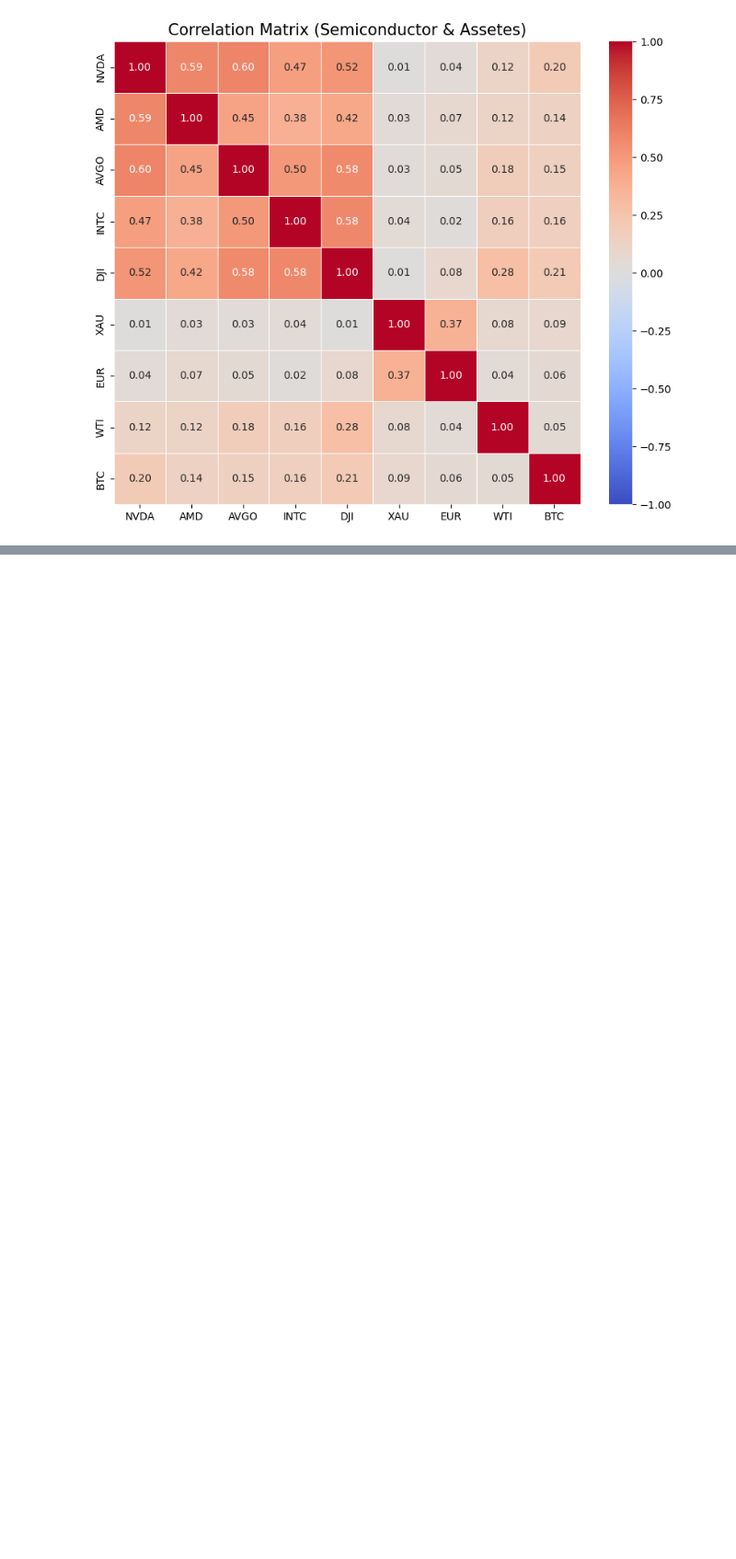
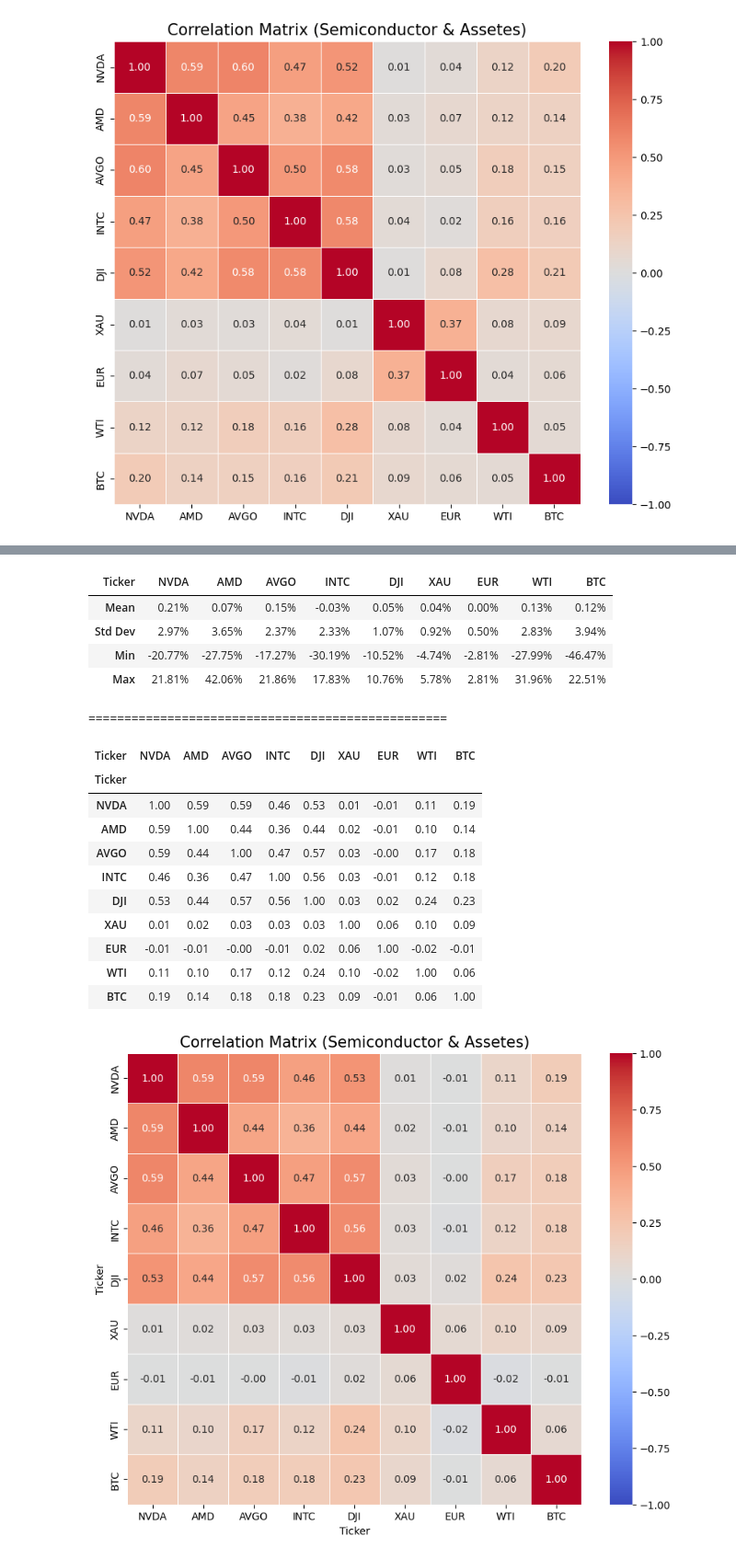
Before and after one commit to turtle-jaewoo/MF-ADCCA, a Jupyter notebook: MF-ADCCA.ipynb, the cells around one changed output, grey strips where cells are left out. Shown at 92% size. Saved outputs shown, nothing was run; the diff lists cells and outputs as text; code cells hidden in the pictures; blank space fills up the shorter version.

```diff
--- a/MF-ADCCA.ipynb
+++ b/MF-ADCCA.ipynb
@@ -402,0 +317,40 @@ for asset in financial_assets:
+# %%
+log_returns_pct = np.log(df_prices_yf / df_prices_yf.shift(1)) * 100
+log_returns_pct = log_returns_pct.dropna()
+
+table1 = log_returns_pct.describe().T[['mean', 'std', 'min', 'max']]
+
+table1.columns = ['Mean', 'Std Dev', 'Min', 'Max']
+
+table1 = table1.T
+
+display(table1.style.format("{:.2f}%"))
+print("="*50)
+
+table2 = log_returns_pct.corr(method = 'pearson')
+display(table2.style.background_gradient(cmap = 'coolwarm', axis = None).format("{:.2f}"))
+
+plt.figure(figsize=(10, 8))
+mask = np.triu(np.ones_like(table2, dtype = bool))
+sns.heatmap(table2, annot = True, fmt = ".2f", cmap = 'coolwarm', linewidth = 0.5, vmin = -1, vmax = 1, center = 0)
+plt.title('Correlation Matrix (Semiconductor & Assetes)', fontsize = 15)
+plt.show()
+# %% [output]
+| Ticker | NVDA | AMD | AVGO | INTC | DJI | XAU | EUR | WTI | BTC |
+| Mean | 0.21% | 0.07% | 0.15% | -0.03% | 0.05% | 0.04% | 0.00% | 0.13% | 0.12% |
+| Std Dev | 2.97% | 3.65% | 2.37% | 2.33% | 1.07% | 0.92% | 0.50% | 2.83% | 3.94% |
+| Min | -20.77% | -27.75% | -17.27% | -30.19% | -10.52% | -4.74% | -2.81% | -27.99% | -46.47% |
+| Max | 21.81% | 42.06% | 21.86% | 17.83% | 10.76% | 5.78% | 2.81% | 31.96% | 22.51% |
+==================================================
+| Ticker | NVDA | AMD | AVGO | INTC | DJI | XAU | EUR | WTI | BTC |
+| Ticker |  |  |  |  |  |  |  |  |  |
+| NVDA | 1.00 | 0.59 | 0.59 | 0.46 | 0.53 | 0.01 | -0.01 | 0.11 | 0.19 |
+| AMD | 0.59 | 1.00 | 0.44 | 0.36 | 0.44 | 0.02 | -0.01 | 0.10 | 0.14 |
+| AVGO | 0.59 | 0.44 | 1.00 | 0.47 | 0.57 | 0.03 | -0.00 | 0.17 | 0.18 |
+| INTC | 0.46 | 0.36 | 0.47 | 1.00 | 0.56 | 0.03 | -0.01 | 0.12 | 0.18 |
+| DJI | 0.53 | 0.44 | 0.57 | 0.56 | 1.00 | 0.03 | 0.02 | 0.24 | 0.23 |
+| XAU | 0.01 | 0.02 | 0.03 | 0.03 | 0.03 | 1.00 | 0.06 | 0.10 | 0.09 |
+| EUR | -0.01 | -0.01 | -0.00 | -0.01 | 0.02 | 0.06 | 1.00 | -0.02 | -0.01 |
+| WTI | 0.11 | 0.10 | 0.17 | 0.12 | 0.24 | 0.10 | -0.02 | 1.00 | 0.06 |
+| BTC | 0.19 | 0.14 | 0.18 | 0.18 | 0.23 | 0.09 | -0.01 | 0.06 | 1.00 |
+[figure, added]
```
Also changed, not shown: parts of 4 cells of this notebook.
